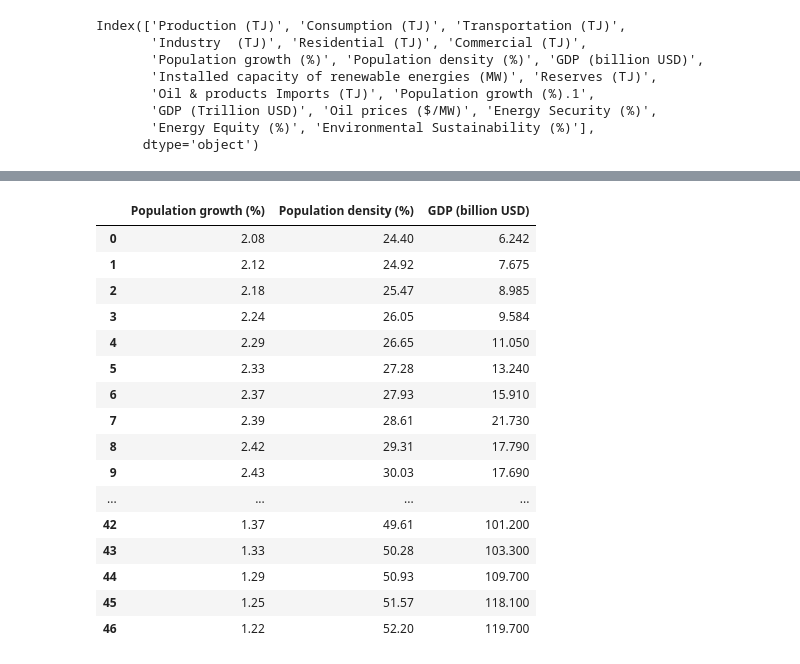
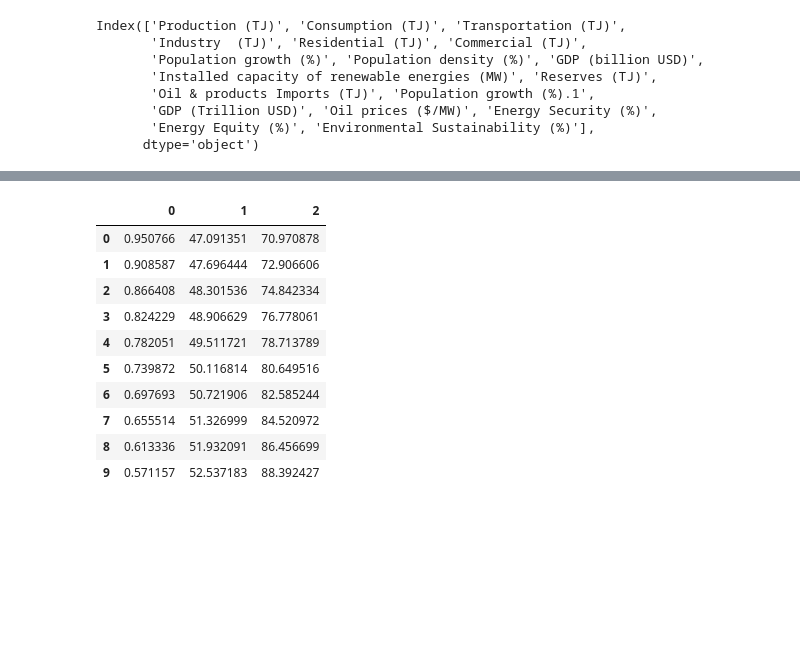
Before and after one commit to ELALAY/Morocco-Energy-Consumption-Production-Prediction, a Jupyter notebook: Prediction of Factors.ipynb, the cells around one changed output, grey strips where cells are left out. Cells and saved outputs as stored; diff of their text form; code cells hidden in the pictures; blank space fills up the shorter version.

```diff
--- a/Prediction of Factors.ipynb
+++ b/Prediction of Factors.ipynb
@@ -178,8 +133,12 @@ tr = df['Transportation (TJ)']
 ind = df['Industry  (TJ)']
 res = df['Residential (TJ)']
 com = df['Commercial (TJ)']
-#prod = df['Transportation (TJ)', 'Industry (TJ)', 'Residential (TJ)', 'Commercial (TJ)']
-#prod = prod[:-10]
 cat1 = pd.concat([tr, ind, res, com], axis = 1)
-cat1
+#cat1
+
+cat1_Linear_model = LinearRegression()
+cat1_Linear_model.fit(X_train, cat1[:-10])
+cat1_predicted_Linear = cat1_Linear_model.predict(X_test)
+cat1_predicted_Linear = pd.DataFrame(cat1_predicted_Linear)
+cat1_predicted_Linear
 # %% [output]
@@ -203,4 +155,0 @@ cat1
-# %%
-Linear_model = LinearRegression()
-Linear_model.fit(X_train, prod[:-10])
-predicted_Linear = Linear_model.predict(X_test)
@@ -230,27 +156,25 @@ array([[152259.90990991, 111250.45045045,  42430.63063063,
 # %%
 #Category 2
-tr = df['Population growth (%)']
-ind = df['Population density (%)']
-res = df['GDP (billion USD)']
-#prod = df['Transportation (TJ)', 'Industry (TJ)', 'Residential (TJ)', 'Commercial (TJ)']
-#prod = prod[:-10]
-cat2 = pd.concat([tr, ind, res], axis = 1)
-cat2
+pop_growth= df['Population growth (%)']
+pop_density = df['Population density (%)']
+gdp_billions = df['GDP (billion USD)']
+cat2 = pd.concat([pop_growth, pop_density, gdp_billions], axis = 1)
+#cat2
+
+cat2_Linear_model = LinearRegression()
+cat2_Linear_model.fit(X_train, cat2[:-10])
+cat2_predicted_Linear = cat2_Linear_model.predict(X_test)
+cat2_predicted_Linear = pd.DataFrame(cat2_predicted_Linear)
+cat2_predicted_Linear
 # %% [output]
-|  | Population growth (%) | Population density (%) | GDP (billion USD) |
-| 0 | 2.08 | 24.40 | 6.242 |
-| 1 | 2.12 | 24.92 | 7.675 |
-| 2 | 2.18 | 25.47 | 8.985 |
-| 3 | 2.24 | 26.05 | 9.584 |
-| 4 | 2.29 | 26.65 | 11.050 |
-| 5 | 2.33 | 27.28 | 13.240 |
-| 6 | 2.37 | 27.93 | 15.910 |
-| 7 | 2.39 | 28.61 | 21.730 |
-| 8 | 2.42 | 29.31 | 17.790 |
-| 9 | 2.43 | 30.03 | 17.690 |
-| ... | ... | ... | ... |
-| 42 | 1.37 | 49.61 | 101.200 |
-| 43 | 1.33 | 50.28 | 103.300 |
-| 44 | 1.29 | 50.93 | 109.700 |
-| 45 | 1.25 | 51.57 | 118.100 |
-| 46 | 1.22 | 52.20 | 119.700 |
+|  | 0 | 1 | 2 |
+| 0 | 0.950766 | 47.091351 | 70.970878 |
+| 1 | 0.908587 | 47.696444 | 72.906606 |
+| 2 | 0.866408 | 48.301536 | 74.842334 |
+| 3 | 0.824229 | 48.906629 | 76.778061 |
+| 4 | 0.782051 | 49.511721 | 78.713789 |
+| 5 | 0.739872 | 50.116814 | 80.649516 |
+| 6 | 0.697693 | 50.721906 | 82.585244 |
+| 7 | 0.655514 | 51.326999 | 84.520972 |
+| 8 | 0.613336 | 51.932091 | 86.456699 |
+| 9 | 0.571157 | 52.537183 | 88.392427 |
```
Also changed, not shown: parts of 23 cells of this notebook.
